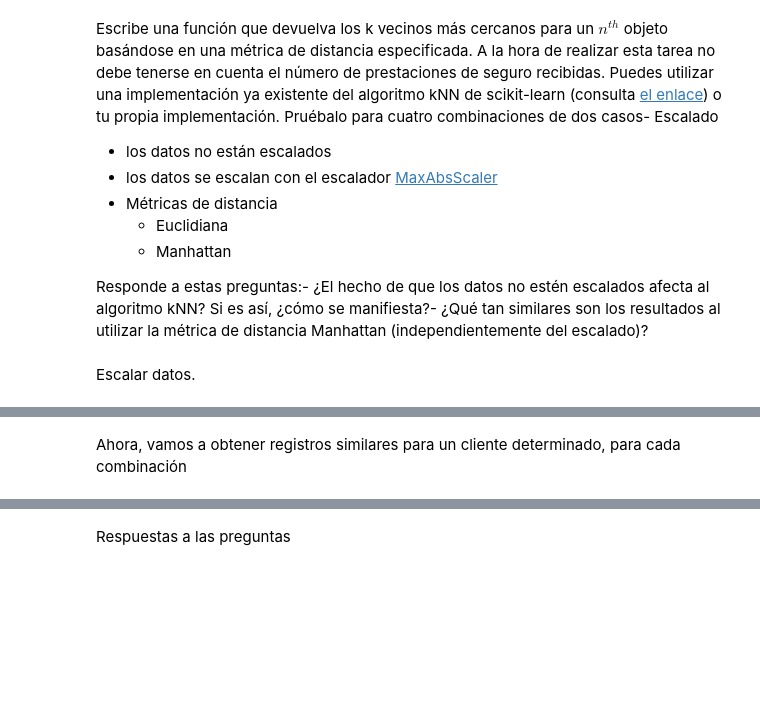
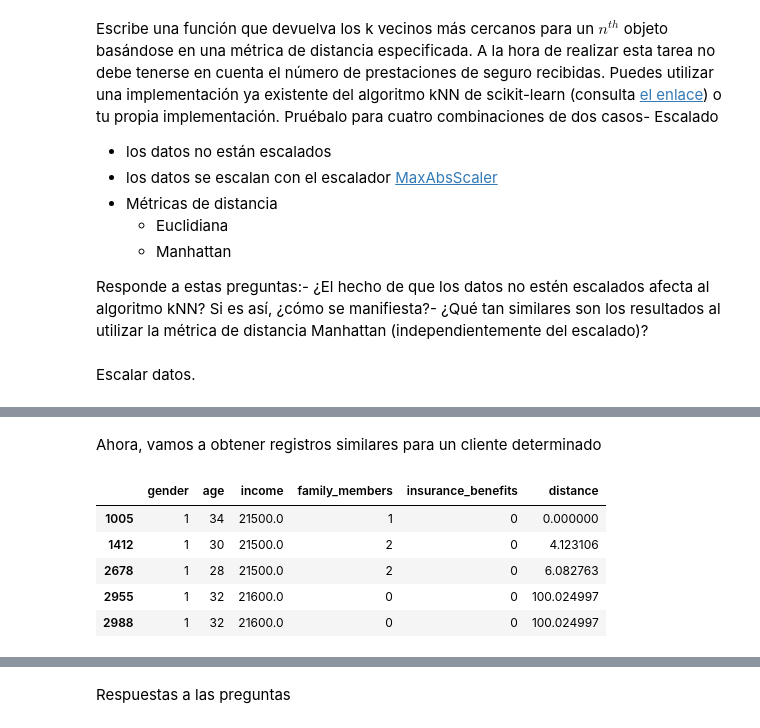
Before and after one commit to armodi97/Project_11, a Jupyter notebook: Project_11.ipynb, the cells around one changed output, grey strips where cells are left out. Cells and saved outputs as stored; diff of their text form; code cells hidden in the pictures; blank space fills up the shorter version.

```diff
--- a/Project_11.ipynb
+++ b/Project_11.ipynb
@@ -172,3 +172,12 @@ df_scaled.sample(5)
 # %% [markdown]
-Ahora, vamos a obtener registros similares para un cliente determinado, para cada combinación
+Ahora, vamos a obtener registros similares para un cliente determinado
+# %%
+get_knn(data, 1005, 5, "euclidean")
+# %% [output]
+|  | gender | age | income | family_members | insurance_benefits | distance |
+| 1005 | 1 | 34 | 21500.0 | 1 | 0 | 0.000000 |
+| 1412 | 1 | 30 | 21500.0 | 2 | 0 | 4.123106 |
+| 2678 | 1 | 28 | 21500.0 | 2 | 0 | 6.082763 |
+| 2955 | 1 | 32 | 21600.0 | 0 | 0 | 100.024997 |
+| 2988 | 1 | 32 | 21600.0 | 0 | 0 | 100.024997 |
 # %%
```
Also changed, not shown: parts of 7 cells of this notebook, 1 other file.
